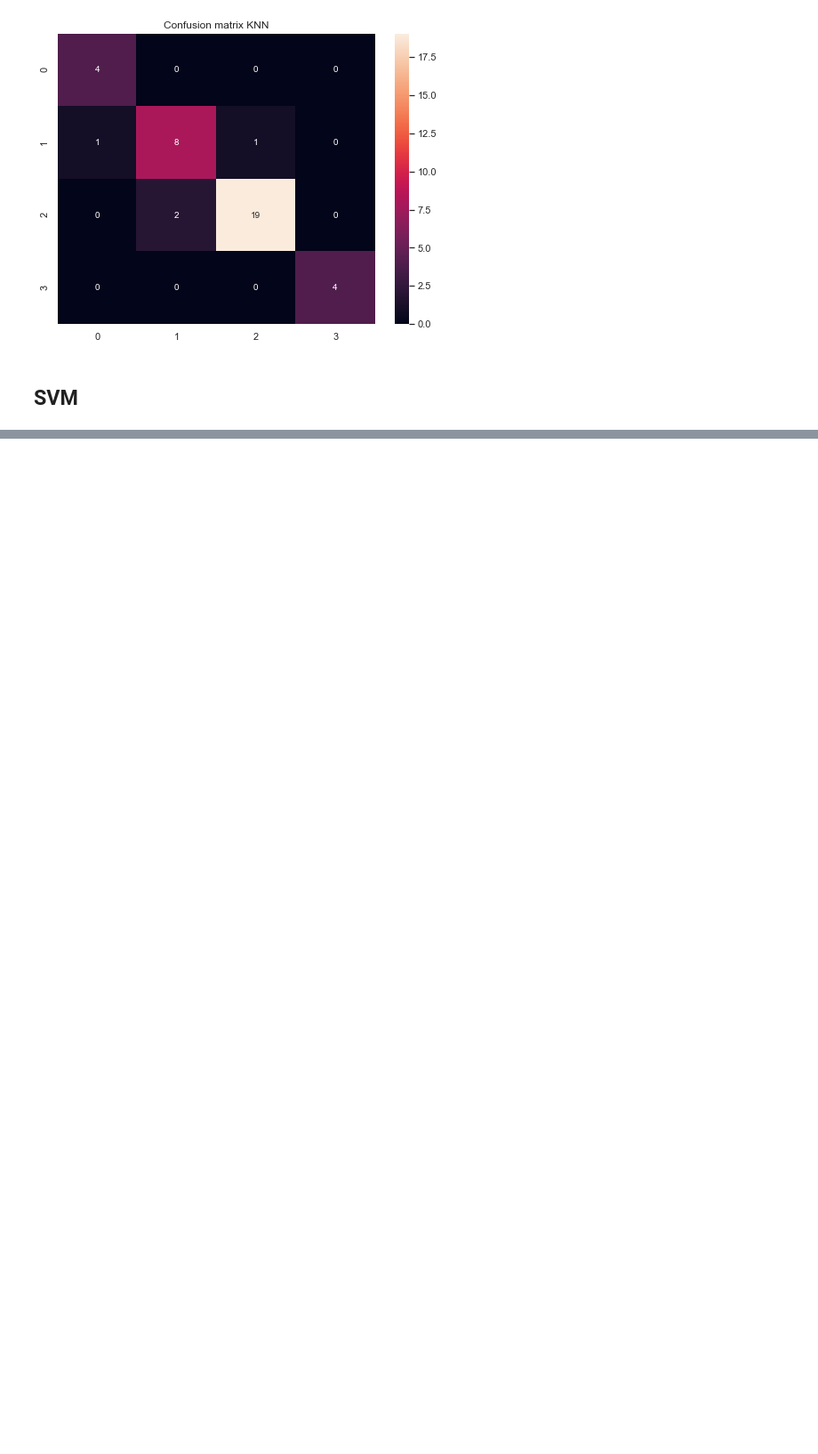
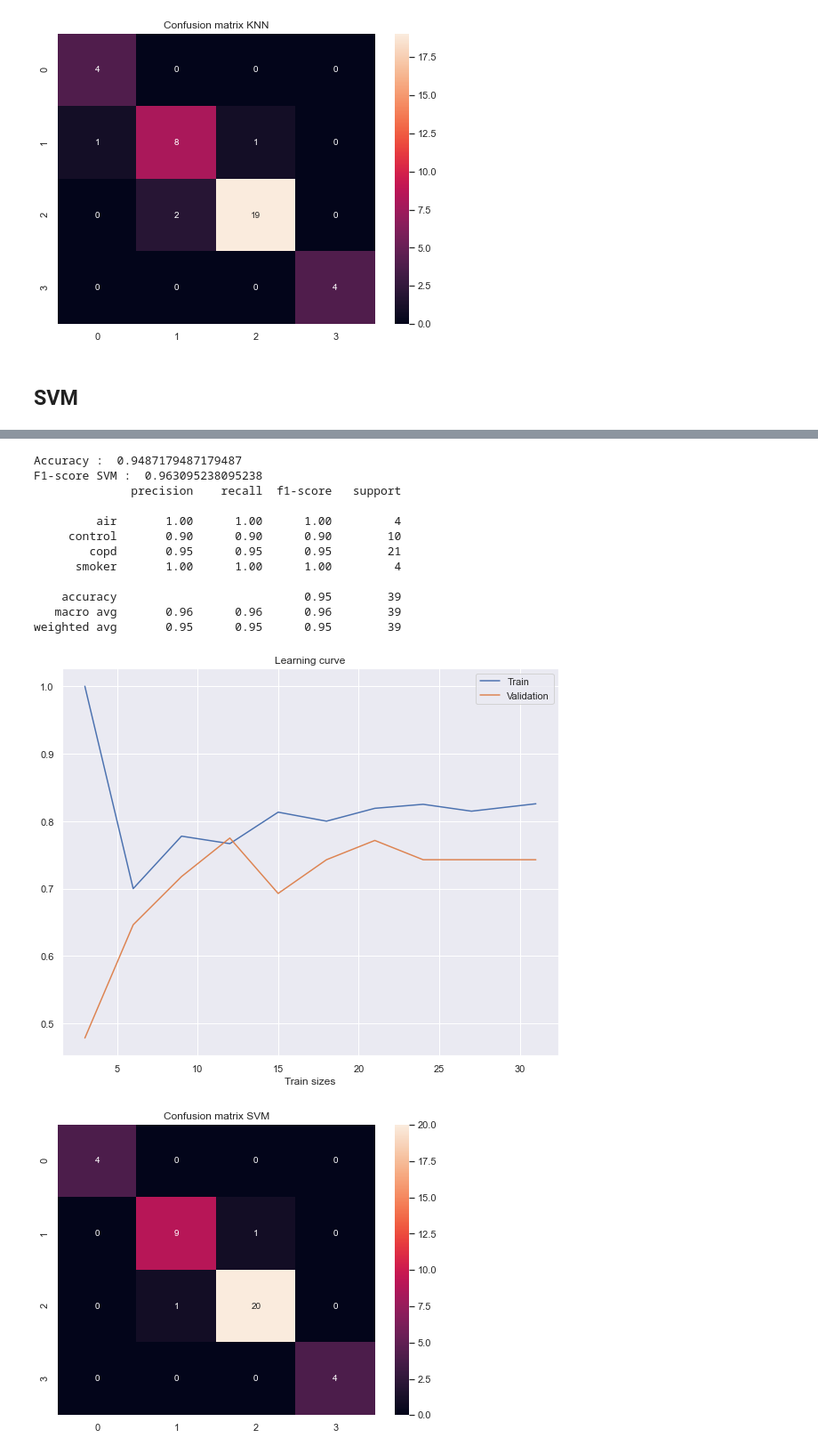
Before and after one commit to MohamedNennouche/COPD-Detection, a Jupyter notebook: COPD-1D-signals.ipynb, the cells around one changed output, grey strips where cells are left out. Shown at 89% size. Cells and saved outputs as stored; diff of their text form; code cells hidden in the pictures; blank space fills up the shorter version.

```diff
--- a/COPD-1D-signals.ipynb
+++ b/COPD-1D-signals.ipynb
@@ -328,0 +374,17 @@ weighted avg       0.90      0.90      0.90        39
+# %%
+svmcapteur(data=data_capteur2,test_size=0.5)
+# %% [output]
+Accuracy :  0.9487179487179487
+F1-score SVM :  0.963095238095238
+              precision    recall  f1-score   support
+
+         air       1.00      1.00      1.00         4
+     control       0.90      0.90      0.90        10
+        copd       0.95      0.95      0.95        21
+      smoker       1.00      1.00      1.00         4
+
+    accuracy                           0.95        39
+   macro avg       0.96      0.96      0.96        39
+weighted avg       0.95      0.95      0.95        39
+[figure, added]
+[figure, added]
```
Also changed, not shown: parts of 9 cells of this notebook.
